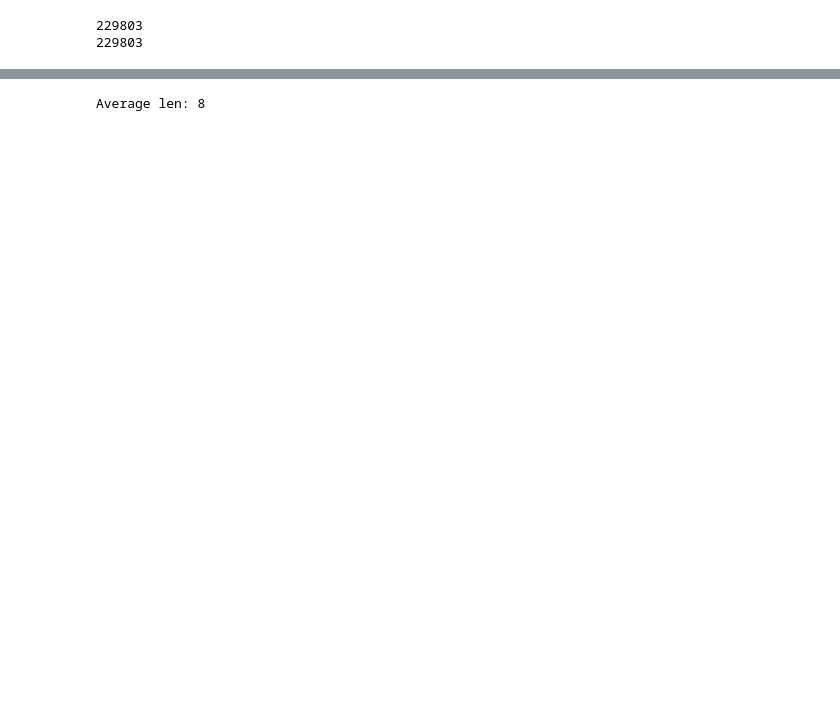
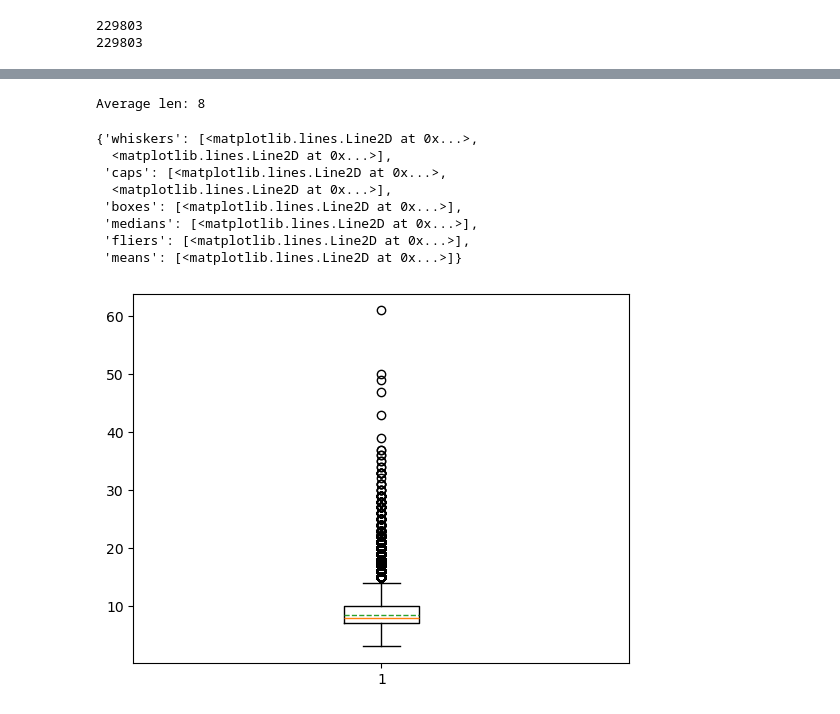
Before and after one commit to klsharma22/Machine-Translation, a Jupyter notebook: Machine Translation.ipynb, the cells around one changed output, grey strips where cells are left out. Cells and saved outputs as stored; diff of their text form; code cells hidden in the pictures; blank space fills up the shorter version.

```diff
--- a/Machine Translation.ipynb
+++ b/Machine Translation.ipynb
@@ -55,12 +60,24 @@ def text_embedding(batch_tokens, max_len):
     return embeddings
 # %%
 eng_sum = 0
+eng_token_len = []
 for tokens in eng_token:
     eng_sum += len(tokens)
+    eng_token_len.append(len(tokens))
 
 eng_avg_len = eng_sum // len(eng_token)
 print("Average len: {}".format(eng_avg_len))
+plt.boxplot(eng_token_len, meanline= True, showmeans= True)
 # %% [output]
 Average len: 8
+{'whiskers': [<matplotlib.lines.Line2D at 0x...>,
+  <matplotlib.lines.Line2D at 0x...>],
+ 'caps': [<matplotlib.lines.Line2D at 0x...>,
+  <matplotlib.lines.Line2D at 0x...>],
+ 'boxes': [<matplotlib.lines.Line2D at 0x...>],
+ 'medians': [<matplotlib.lines.Line2D at 0x...>],
+ 'fliers': [<matplotlib.lines.Line2D at 0x...>],
+ 'means': [<matplotlib.lines.Line2D at 0x...>]}
+[figure, added]
 # %%
 fren_sum = 0
```
Also changed, not shown: parts of 7 cells of this notebook.
